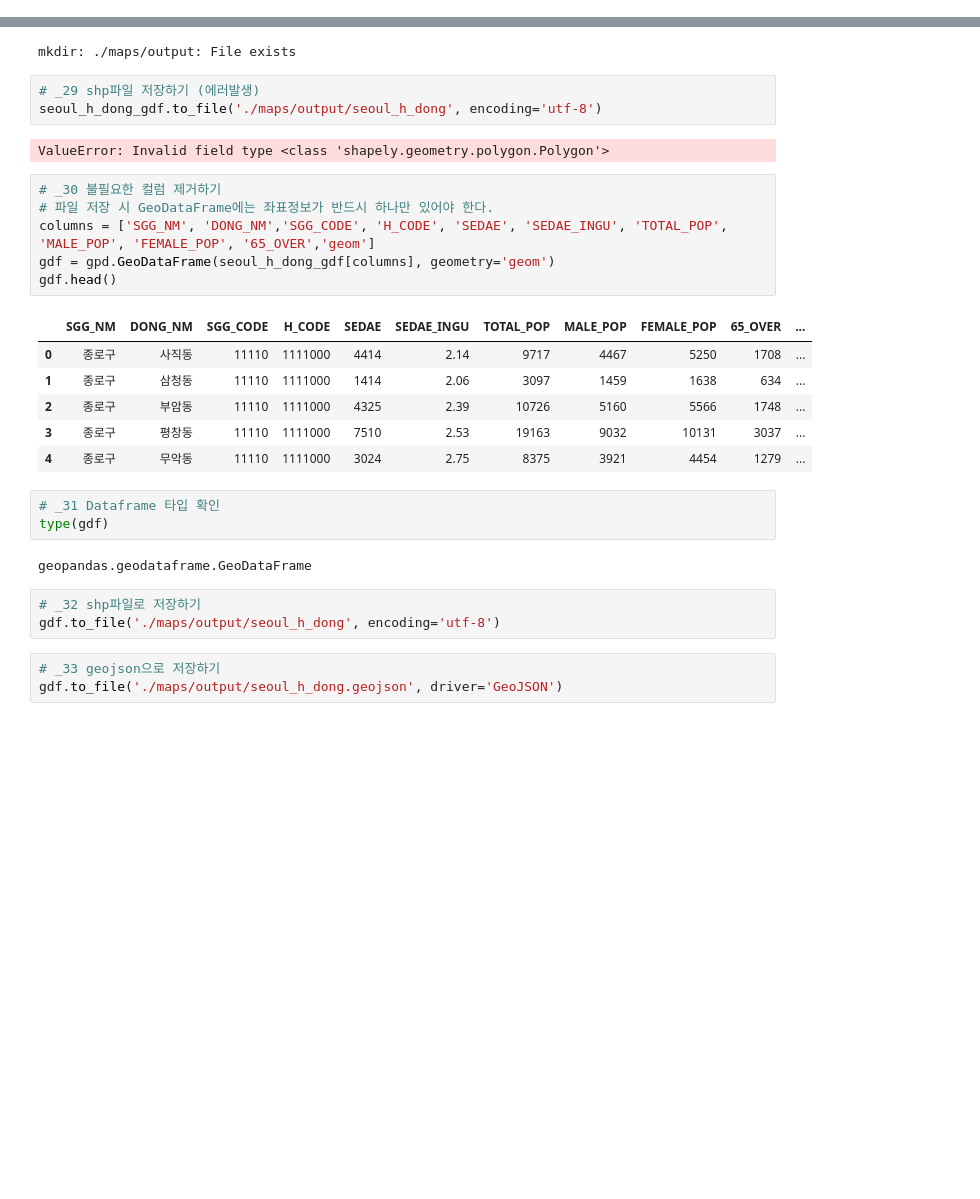
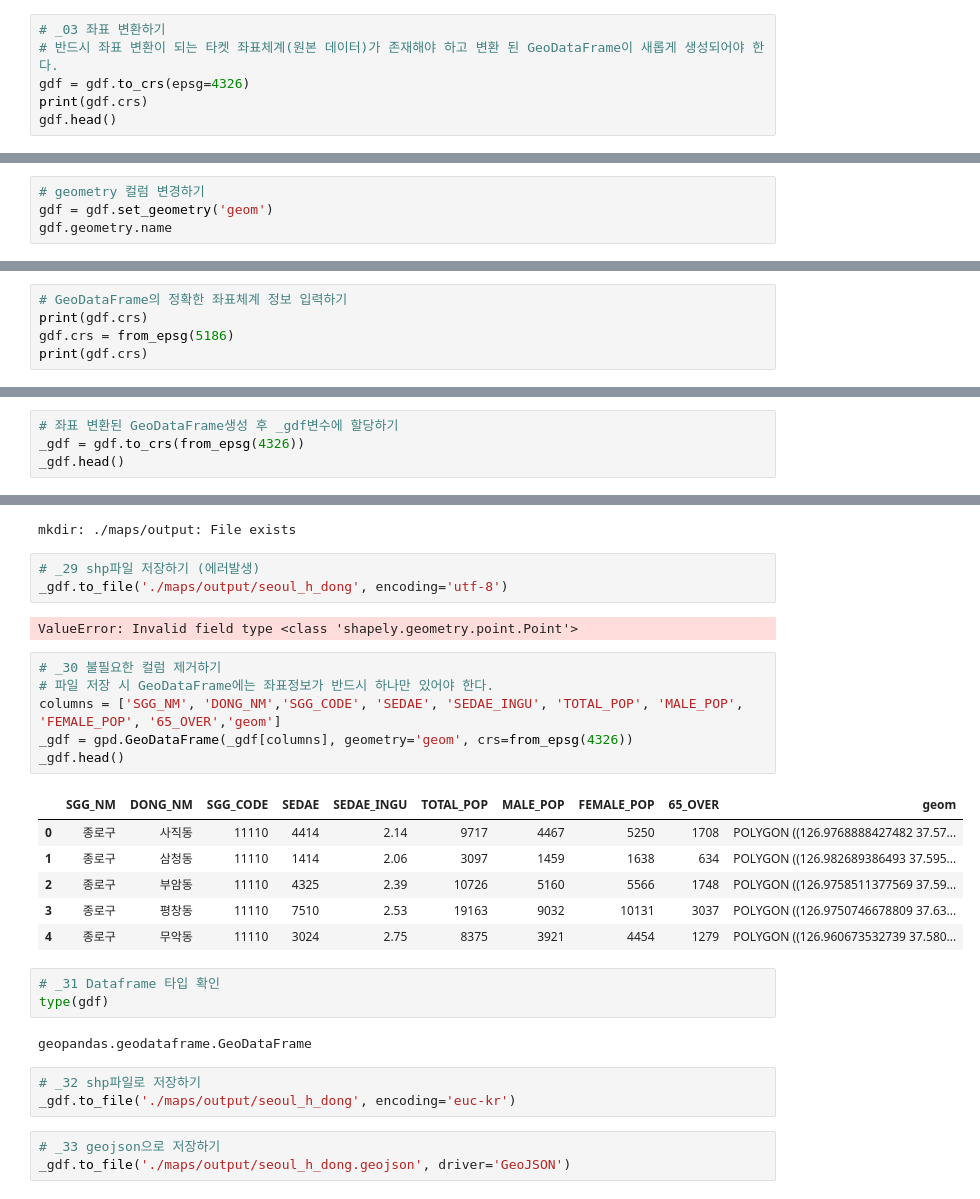
Before and after one commit to rollinstar/gpd_example, a Jupyter notebook: (Basic)Geospatial_Data_with_Python_1st.ipynb, the cells around one changed output, grey strips where cells are left out. Drawn from its saved outputs; the diff is of its cells as text; blank space fills up the shorter version.

```diff
--- a/(Basic)Geospatial_Data_with_Python_1st.ipynb
+++ b/(Basic)Geospatial_Data_with_Python_1st.ipynb
@@ -315,0 +360,6 @@ print(type(seoul_h_dong_gdf['centoroid']))
+# %%
+# _03 좌표 변환하기
+# 반드시 좌표 변환이 되는 타켓 좌표체계(원본 데이터)가 존재해야 하고 변환 된 GeoDataFrame이 새롭게 생성되어야 한다.
+gdf = gdf.to_crs(epsg=4326)
+print(gdf.crs)
+gdf.head()
@@ -315,0 +378,4 @@ print(type(seoul_h_dong_gdf['centoroid']))
+# %%
+# geometry 컬럼 변경하기
+gdf = gdf.set_geometry('geom')
+gdf.geometry.name
@@ -315,0 +384,5 @@ print(type(seoul_h_dong_gdf['centoroid']))
+# %%
+# GeoDataFrame의 정확한 좌표체계 정보 입력하기
+print(gdf.crs)
+gdf.crs = from_epsg(5186)
+print(gdf.crs)
@@ -315,0 +403,4 @@ print(type(seoul_h_dong_gdf['centoroid']))
+# %%
+# 좌표 변환된 GeoDataFrame생성 후 _gdf변수에 할당하기
+_gdf = gdf.to_crs(from_epsg(4326))
+_gdf.head()
@@ -322,22 +420,22 @@ print(type(seoul_h_dong_gdf['centoroid']))
 mkdir: ./maps/output: File exists
 # %%
 # _29 shp파일 저장하기 (에러발생)
-seoul_h_dong_gdf.to_file('./maps/output/seoul_h_dong', encoding='utf-8')
+_gdf.to_file('./maps/output/seoul_h_dong', encoding='utf-8')
 # %% [output]
-ValueError: Invalid field type <class 'shapely.geometry.polygon.Polygon'>
+ValueError: Invalid field type <class 'shapely.geometry.point.Point'>
 # %%
 # _30 불필요한 컬럼 제거하기
 # 파일 저장 시 GeoDataFrame에는 좌표정보가 반드시 하나만 있어야 한다.
-columns = ['SGG_NM', 'DONG_NM','SGG_CODE', 'H_CODE', 'SEDAE', 'SEDAE_INGU', 'TOTAL_POP', 'MALE_POP', 'FEMALE_POP', '65_OVER','geom']
-gdf = gpd.GeoDataFrame(seoul_h_dong_gdf[columns], geometry='geom')
-gdf.head()
+columns = ['SGG_NM', 'DONG_NM','SGG_CODE', 'SEDAE', 'SEDAE_INGU', 'TOTAL_POP', 'MALE_POP', 'FEMALE_POP', '65_OVER','geom']
+_gdf = gpd.GeoDataFrame(_gdf[columns], geometry='geom', crs=from_epsg(4326))
+_gdf.head()
 # %% [output]
-|  | SGG_NM | DONG_NM | SGG_CODE | H_CODE | SEDAE | SEDAE_INGU | TOTAL_POP | MALE_POP | FEMALE_POP | 65_OVER | ... |
-| 0 | 종로구 | 사직동 | 11110 | 1111000 | 4414 | 2.14 | 9717 | 4467 | 5250 | 1708 | ... |
-| 1 | 종로구 | 삼청동 | 11110 | 1111000 | 1414 | 2.06 | 3097 | 1459 | 1638 | 634 | ... |
-| 2 | 종로구 | 부암동 | 11110 | 1111000 | 4325 | 2.39 | 10726 | 5160 | 5566 | 1748 | ... |
-| 3 | 종로구 | 평창동 | 11110 | 1111000 | 7510 | 2.53 | 19163 | 9032 | 10131 | 3037 | ... |
-| 4 | 종로구 | 무악동 | 11110 | 1111000 | 3024 | 2.75 | 8375 | 3921 | 4454 | 1279 | ... |
+|  | SGG_NM | DONG_NM | SGG_CODE | SEDAE | SEDAE_INGU | TOTAL_POP | MALE_POP | FEMALE_POP | 65_OVER | geom |
+| 0 | 종로구 | 사직동 | 11110 | 4414 | 2.14 | 9717 | 4467 | 5250 | 1708 | POLYGON ((126.9768888427482 37.57... |
+| 1 | 종로구 | 삼청동 | 11110 | 1414 | 2.06 | 3097 | 1459 | 1638 | 634 | POLYGON ((126.982689386493 37.595... |
+| 2 | 종로구 | 부암동 | 11110 | 4325 | 2.39 | 10726 | 5160 | 5566 | 1748 | POLYGON ((126.9758511377569 37.59... |
+| 3 | 종로구 | 평창동 | 11110 | 7510 | 2.53 | 19163 | 9032 | 10131 | 3037 | POLYGON ((126.9750746678809 37.63... |
+| 4 | 종로구 | 무악동 | 11110 | 3024 | 2.75 | 8375 | 3921 | 4454 | 1279 | POLYGON ((126.960673532739 37.580... |
 # %%
 # _31 Dataframe 타입 확인
 type(gdf)
@@ -345,7 +443,7 @@ type(gdf)
 geopandas.geodataframe.GeoDataFrame
 # %%
 # _32 shp파일로 저장하기
-gdf.to_file('./maps/output/seoul_h_dong', encoding='utf-8')
+_gdf.to_file('./maps/output/seoul_h_dong', encoding='euc-kr')
 # %%
 # _33 geojson으로 저장하기
-gdf.to_file('./maps/output/seoul_h_dong.geojson', driver='GeoJSON')
+_gdf.to_file('./maps/output/seoul_h_dong.geojson', driver='GeoJSON')
```
Also changed, not shown: parts of 81 cells of this notebook, 12 other files.
